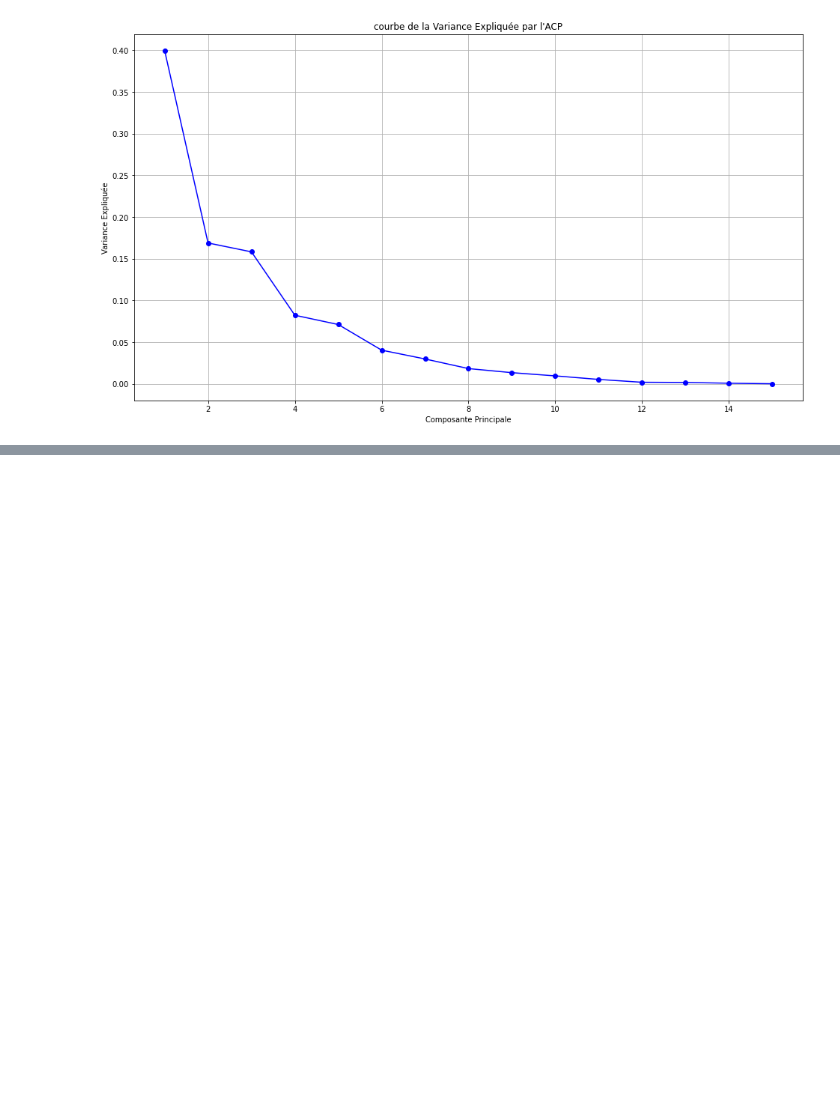
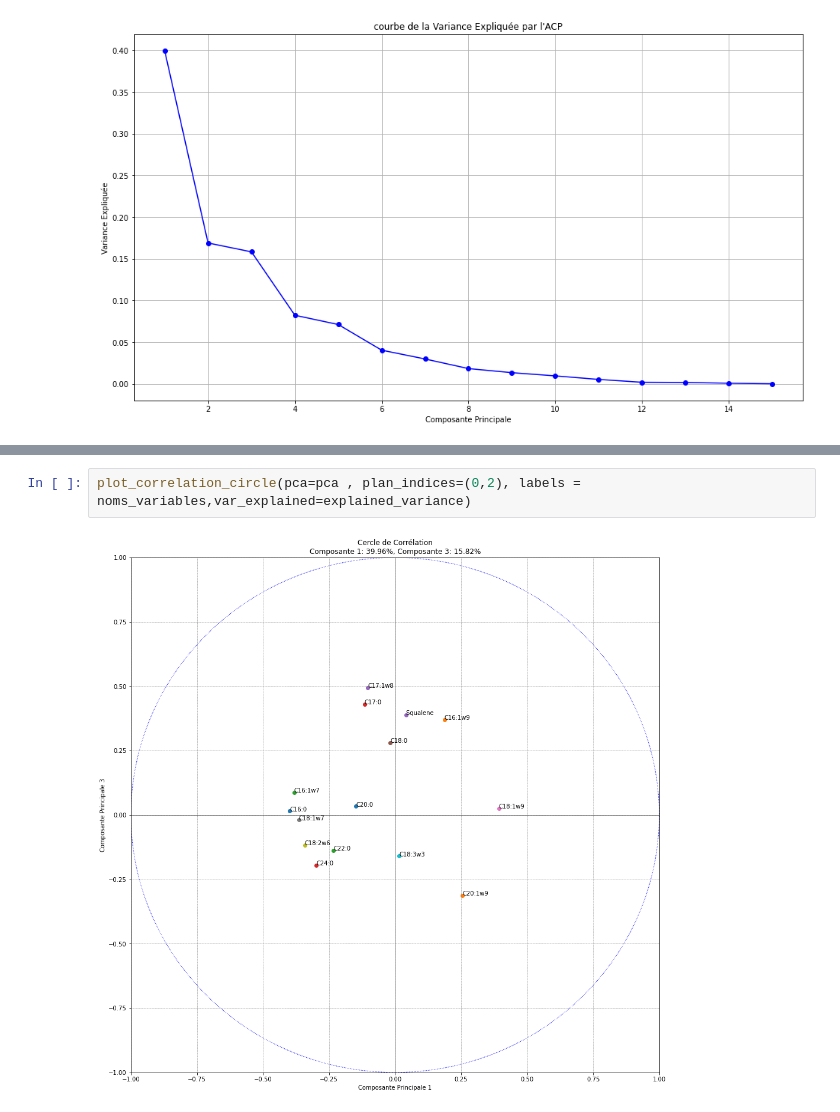
Before and after one commit to BigDwelcome/Chemoocs, a Jupyter notebook: Grain 3/Grain 3.ipynb, the cells around one changed output, grey strips where cells are left out. Drawn from its saved outputs; the diff is of its cells as text; blank space fills up the shorter version.

```diff
--- a/Grain 3/Grain 3.ipynb
+++ b/Grain 3/Grain 3.ipynb
@@ -140,0 +263,4 @@ plt.show()
+# %%
+plot_correlation_circle(pca=pca , plan_indices=(0,2), labels = noms_variables,var_explained=explained_variance)
+# %% [output]
+[figure, added]
```
Also changed, not shown: parts of 8 cells of this notebook, 1 other file.
